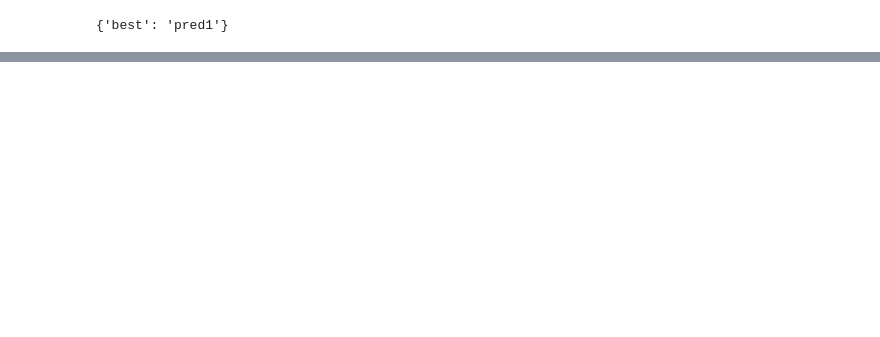
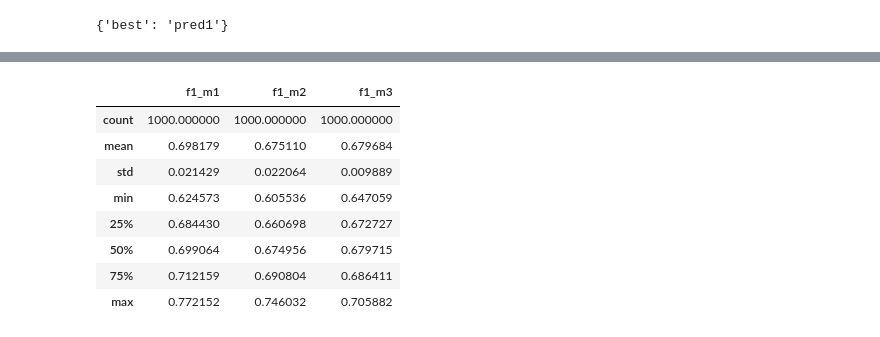
Before and after one commit to NavaSergio/python_autoestudio, a Jupyter notebook: experimento2/experimento.ipynb, the cells around one changed output, grey strips where cells are left out. Saved outputs shown, nothing was run; the diff lists cells and outputs as text; code cells hidden in the pictures; blank space fills up the shorter version.

```diff
--- a/experimento2/experimento.ipynb
+++ b/experimento2/experimento.ipynb
@@ -151,0 +241,35 @@ pd.crosstab(dforiginal.Sexo,dforiginal.pred3,normalize='index')
+# %%
+np.random.seed(0)
+nsim = 1000
+results = []
+for i in range(nsim):
+    # Generar la primera columna con 60% de 1's y 40% de 0's
+    col1 = np.random.choice([1, 0], size=n, p=[prob_1_col1, 1-prob_1_col1])
+    # Generar la segunda columna basada en la primera
+    col2 = np.array([
+        np.random.choice([1, 0], p=[prob_1_col2_given_col1_1, 1-prob_1_col2_given_col1_1]) if val == 1
+        else np.random.choice([1, 0], p=[prob_1_col2_given_col1_0, 1-prob_1_col2_given_col1_0])
+        for val in col1
+    ])
+    col3 = np.array([
+    np.random.choice([1, 0], p=[prob_1_col2_given_col1_1, 1-prob_1_col2_given_col1_1]) if val == 1
+    else np.random.choice([1, 0], p=[prob_1_col2_given_col1_0, 1-prob_1_col2_given_col1_0])
+    for val in col1
+    ])
+    col4 = alterar_vector(col3,p12)
+    col5 = alterar_vector(col2,p3)
+
+    results.append((f1_score(col2,col3),f1_score(col2,col4),f1_score(col2,col5)))
+# %%
+results_df = pd.DataFrame(results,columns = ['f1_m1','f1_m2','f1_m3'])
+results_df.describe()
+# %% [output]
+|  | f1_m1 | f1_m2 | f1_m3 |
+| count | 1000.000000 | 1000.000000 | 1000.000000 |
+| mean | 0.698179 | 0.675110 | 0.679684 |
+| std | 0.021429 | 0.022064 | 0.009889 |
+| min | 0.624573 | 0.605536 | 0.647059 |
+| 25% | 0.684430 | 0.660698 | 0.672727 |
+| 50% | 0.699064 | 0.674956 | 0.679715 |
+| 75% | 0.712159 | 0.690804 | 0.686411 |
+| max | 0.772152 | 0.746032 | 0.705882 |
```
Also changed, not shown: parts of 33 cells of this notebook, 1 other file.
